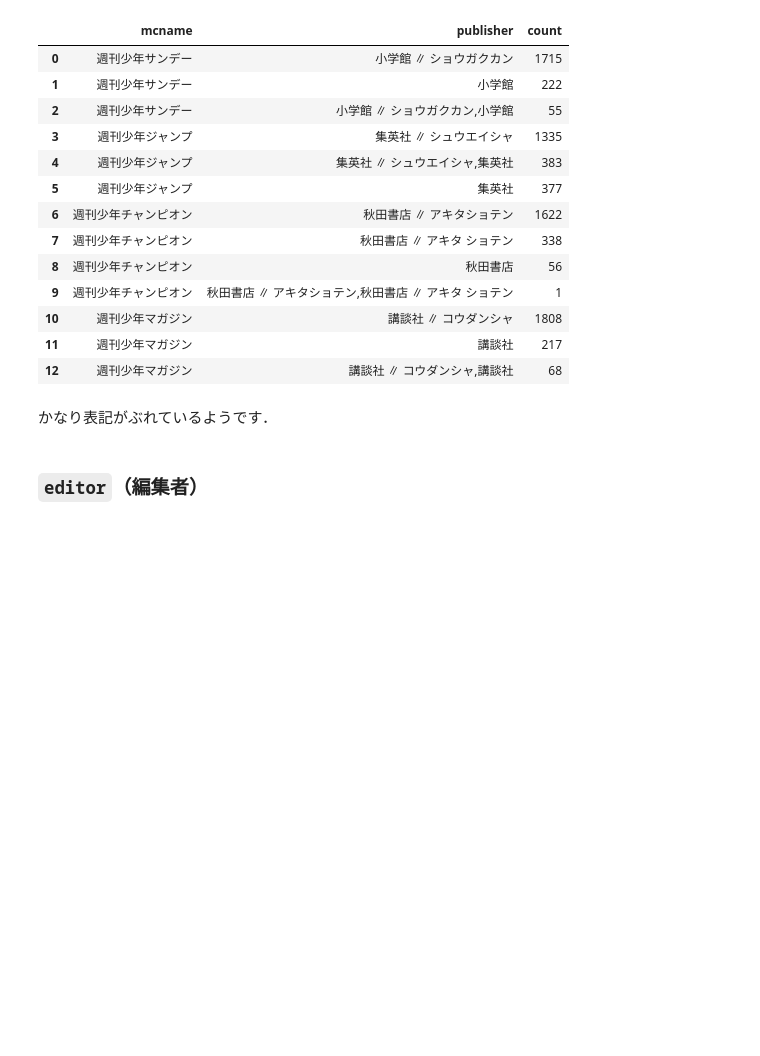
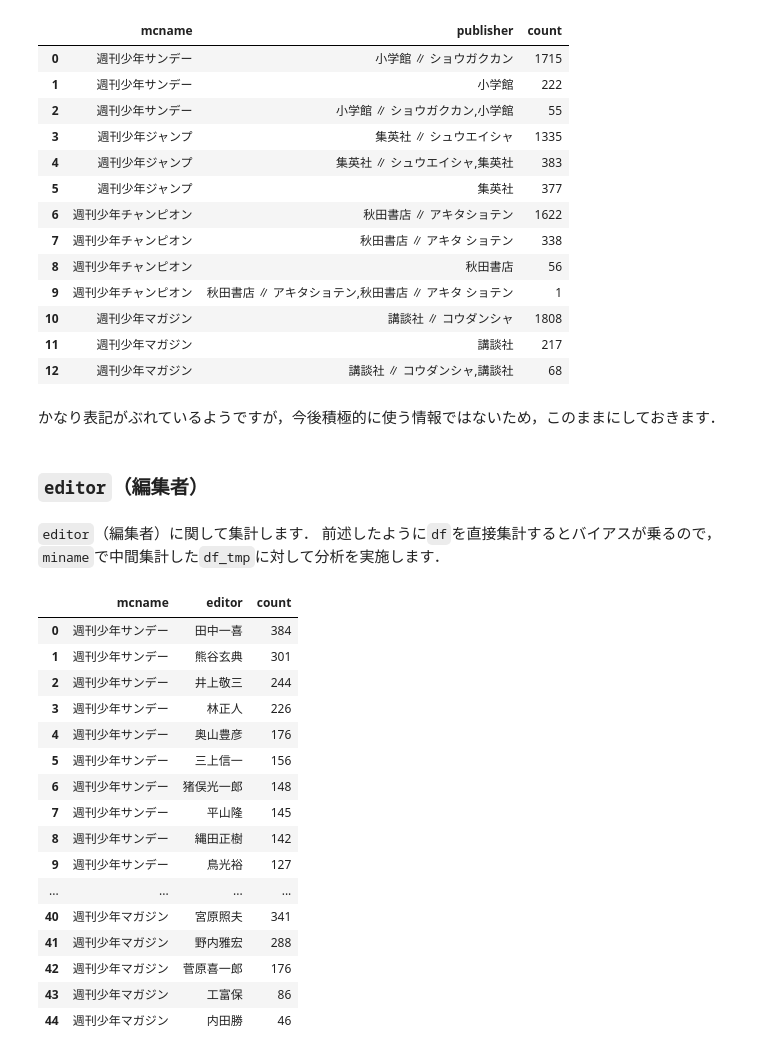
Before and after one commit to kakeami/viz-madb, a Jupyter notebook: book/_build/jupyter_execute/eda/eda.ipynb, the cells around one changed output. Drawn from its saved outputs; the diff is of its cells as text; code cells hidden in the pictures; blank space fills up the shorter version.

```diff
--- a/book/_build/jupyter_execute/eda/eda.ipynb
+++ b/book/_build/jupyter_execute/eda/eda.ipynb
@@ -567,9 +567,32 @@ df_tmp.groupby('mcname')['publisher'].\
 | 11 | 週刊少年マガジン | 講談社 | 217 |
 | 12 | 週刊少年マガジン | 講談社 ∥ コウダンシャ,講談社 | 68 |
 # %% [markdown]
-かなり表記がぶれているようです．
+かなり表記がぶれているようですが，今後積極的に使う情報ではないため，このままにしておきます．
 # %% [markdown]
 ### `editor`（編集者）
+# %% [markdown]
+`editor`（編集者）に関して集計します． 前述したように`df`を直接集計するとバイアスが乗るので，`miname`で中間集計した`df_tmp`に対して分析を実施します．
 # %%
 df_tmp = df.groupby('miname')[['mcname', 'editor']].\
     first().reset_index()
+# %%
+df_tmp.groupby('mcname')['editor'].value_counts().\
+    reset_index(name='count')
+# %% [output]
+|  | mcname | editor | count |
+| 0 | 週刊少年サンデー | 田中一喜 | 384 |
+| 1 | 週刊少年サンデー | 熊谷玄典 | 301 |
+| 2 | 週刊少年サンデー | 井上敬三 | 244 |
+| 3 | 週刊少年サンデー | 林正人 | 226 |
+| 4 | 週刊少年サンデー | 奥山豊彦 | 176 |
+| 5 | 週刊少年サンデー | 三上信一 | 156 |
+| 6 | 週刊少年サンデー | 猪俣光一郎 | 148 |
+| 7 | 週刊少年サンデー | 平山隆 | 145 |
+| 8 | 週刊少年サンデー | 縄田正樹 | 142 |
+| 9 | 週刊少年サンデー | 鳥光裕 | 127 |
+| ... | ... | ... | ... |
+| 40 | 週刊少年マガジン | 宮原照夫 | 341 |
+| 41 | 週刊少年マガジン | 野内雅宏 | 288 |
+| 42 | 週刊少年マガジン | 菅原喜一郎 | 176 |
+| 43 | 週刊少年マガジン | 工富保 | 86 |
+| 44 | 週刊少年マガジン | 内田勝 | 46 |
```
Also changed, not shown: parts of 8 cells of this notebook, 57 other files.
